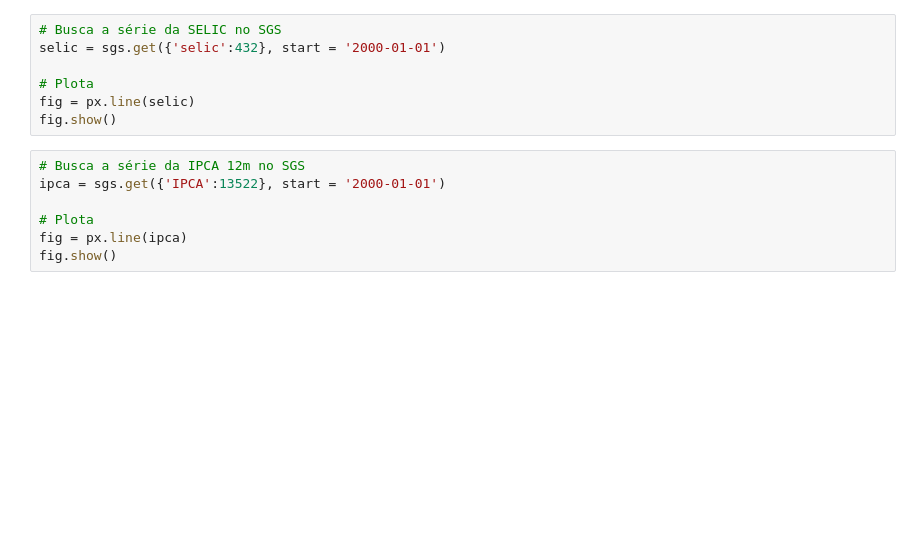
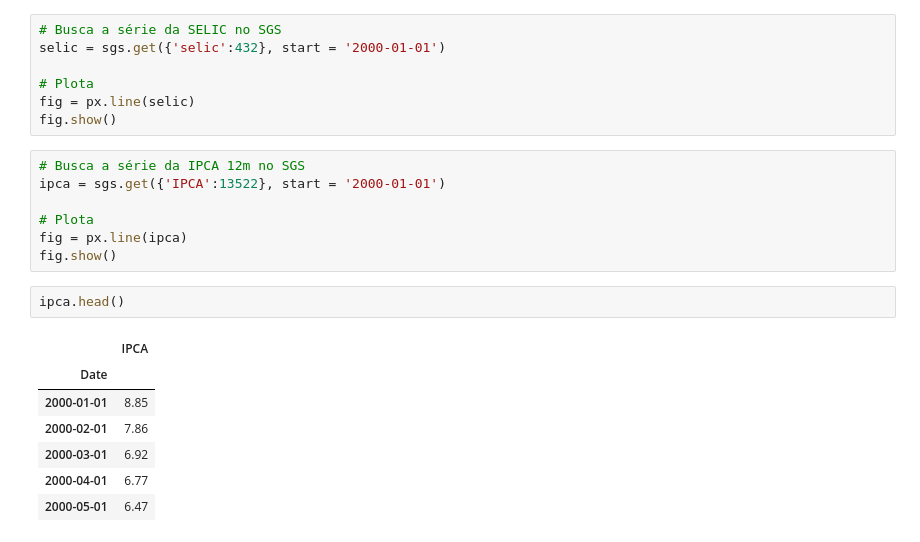
Before and after one commit to thaisct/bcb-sentiment-analysis, a Jupyter notebook: scripts/sisbacen_data.ipynb, the cells around one changed output. Cells and saved outputs as stored; diff of their text form; blank space fills up the shorter version.

```diff
--- a/scripts/sisbacen_data.ipynb
+++ b/scripts/sisbacen_data.ipynb
@@ -22,3 +22,13 @@ ipca = sgs.get({'IPCA':13522}, start = '2000-01-01')
 # Plota
 fig = px.line(ipca)
 fig.show()
+# %%
+ipca.head()
+# %% [output]
+|  | IPCA |
+| Date |  |
+| 2000-01-01 | 8.85 |
+| 2000-02-01 | 7.86 |
+| 2000-03-01 | 6.92 |
+| 2000-04-01 | 6.77 |
+| 2000-05-01 | 6.47 |
```
Also changed, not shown: 7 other files.
